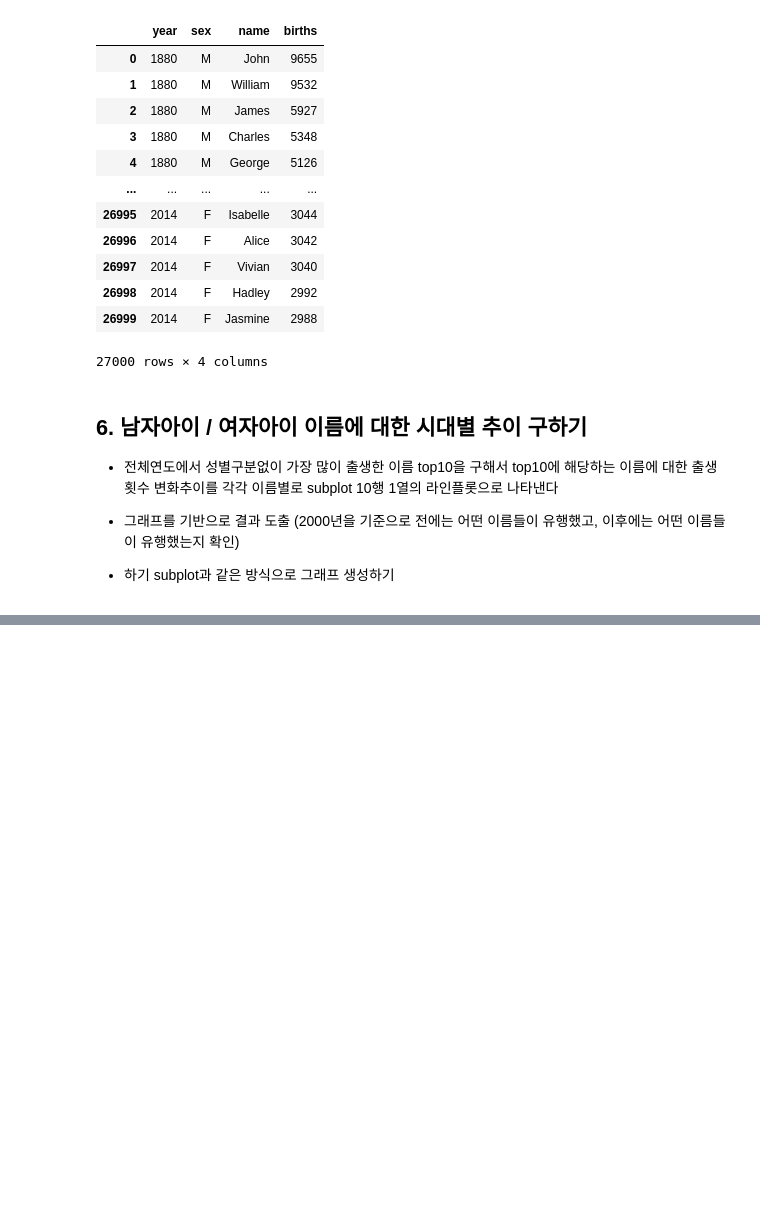
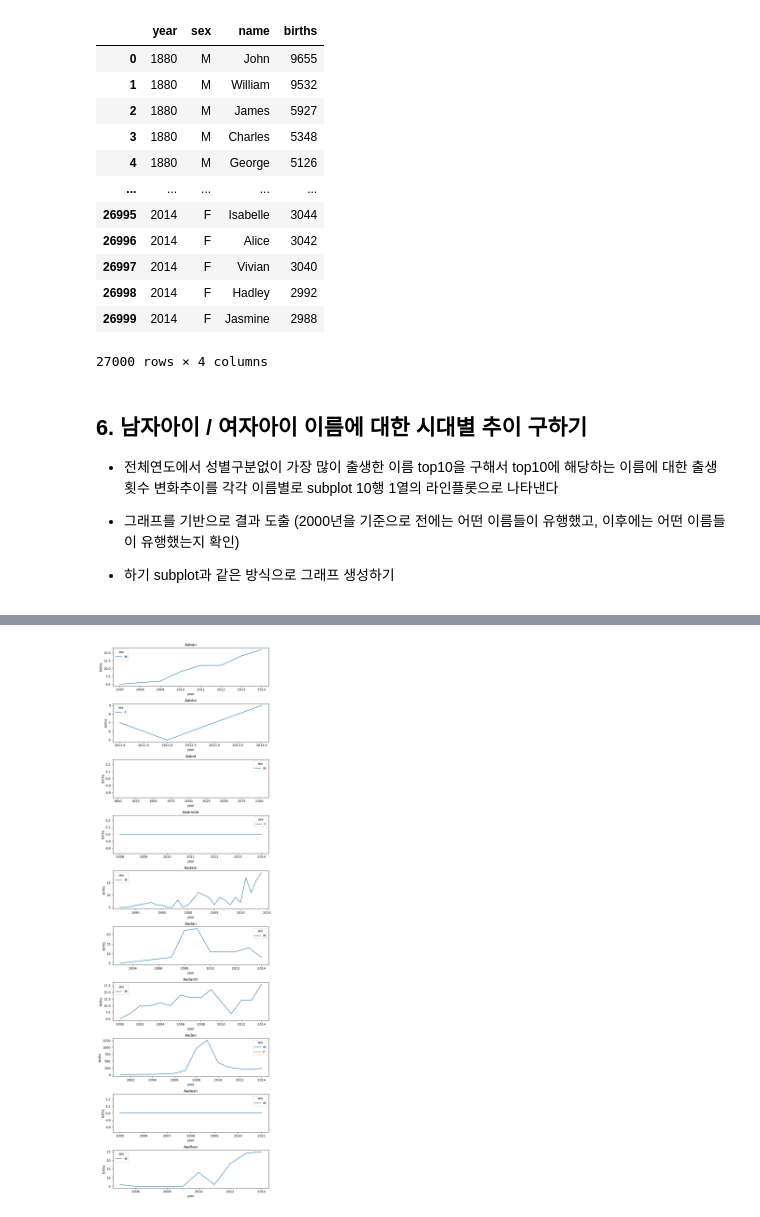
Before and after one commit to yamonge/study_archive, a Jupyter notebook: ai/2026/08/19/퀴즈.ipynb, the cells around one changed output, grey strips where cells are left out. Saved outputs shown, nothing was run; the diff lists cells and outputs as text; code cells hidden in the pictures; blank space fills up the shorter version.

```diff
--- a/ai/2026/08/19/퀴즈.ipynb
+++ b/ai/2026/08/19/퀴즈.ipynb
@@ -159,6 +159,14 @@ See the caveats in the documentation: https://pandas.pydata.org/pandas-docs/stab
 
  - 하기 subplot과 같은 방식으로 그래프 생성하기
 # %%
-new_df2 = new_df.groupby('name')['births'].sum().reset_index().head(10)
-new_df2
+import pandas as pd
+import numpy as np
+
+df = pd.read_csv('./data/NationalNames.csv')
+df
+df.columns = ['id', 'name', 'year', 'sex', 'births']
+top_name_df = df.groupby('name')['births'].sum().reset_index().head(10)
+top_name_df
+top_names = top_name_df['name'].to_list()
+top_names
 # %% [output]
@@ -193,0 +183,10 @@ top_df
+# %%
+final_df = pd.DataFrame(columns=['year','name','births','sex'])
+for name in top_names:
+  # 전체 데이터에서 맞는 이름의 데이터만 불러와 df 만들기
+  temp_df = df.loc[df['name'] == name, :]
+  # 그룹을 짓고 해당연도의 출생횟수 합 구하기
+  total_temp_df = temp_df.groupby(['year','name','sex'])['births'].sum().reset_index()
+  final_df = pd.concat([final_df, total_temp_df], ignore_index=True)
+
+final_df
@@ -193,0 +210,20 @@ top_df
+# %%
+fig, axes = plt.subplots(10, 1, figsize=(8, 25))
+
+for index, name in enumerate(top_names):
+  name_df = final_df.loc[final_df['name'] == name, :]
+
+  sns.lineplot(
+    data=name_df,
+    x='year',
+    y='births',
+    hue='sex',
+    ax=axes[index]
+  )
+
+  axes[index].set_title(name)
+
+plt.tight_layout()
+plt.show()
+# %% [output]
+[figure, added]
```
Also changed, not shown: parts of 4 cells of this notebook.
